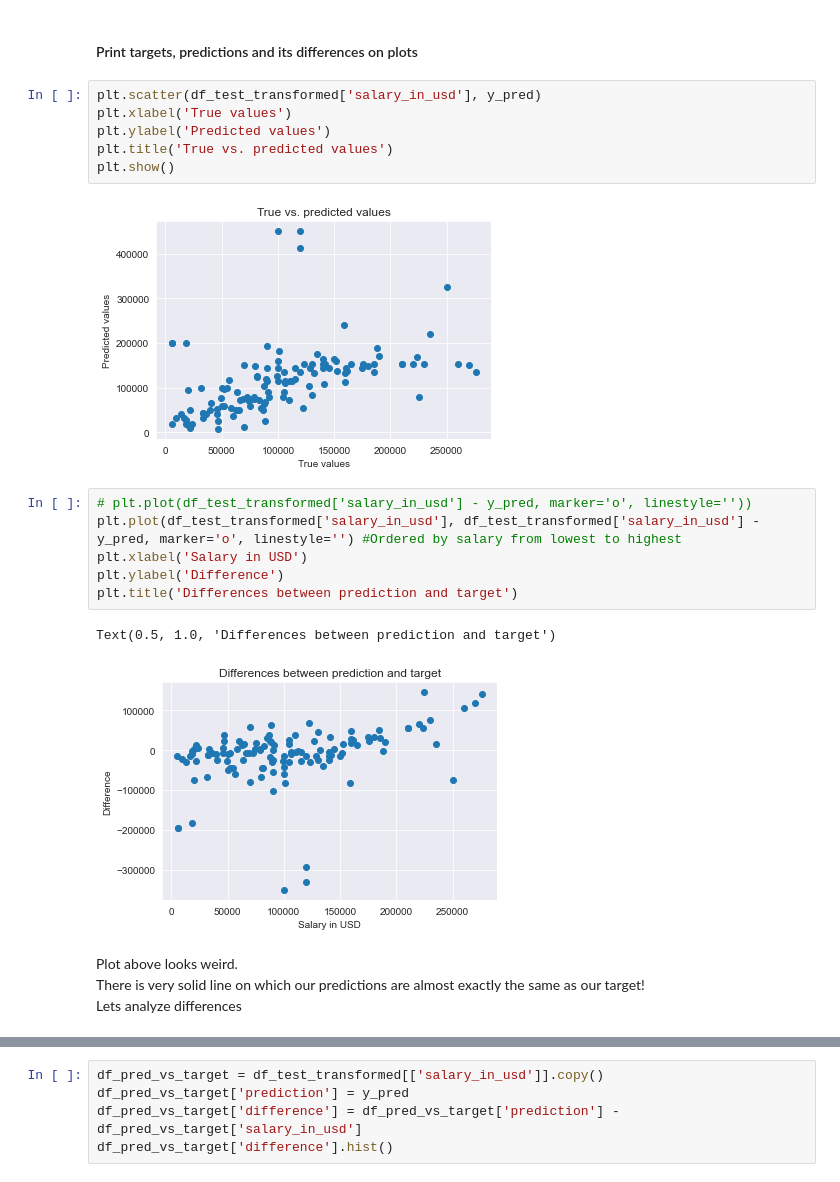
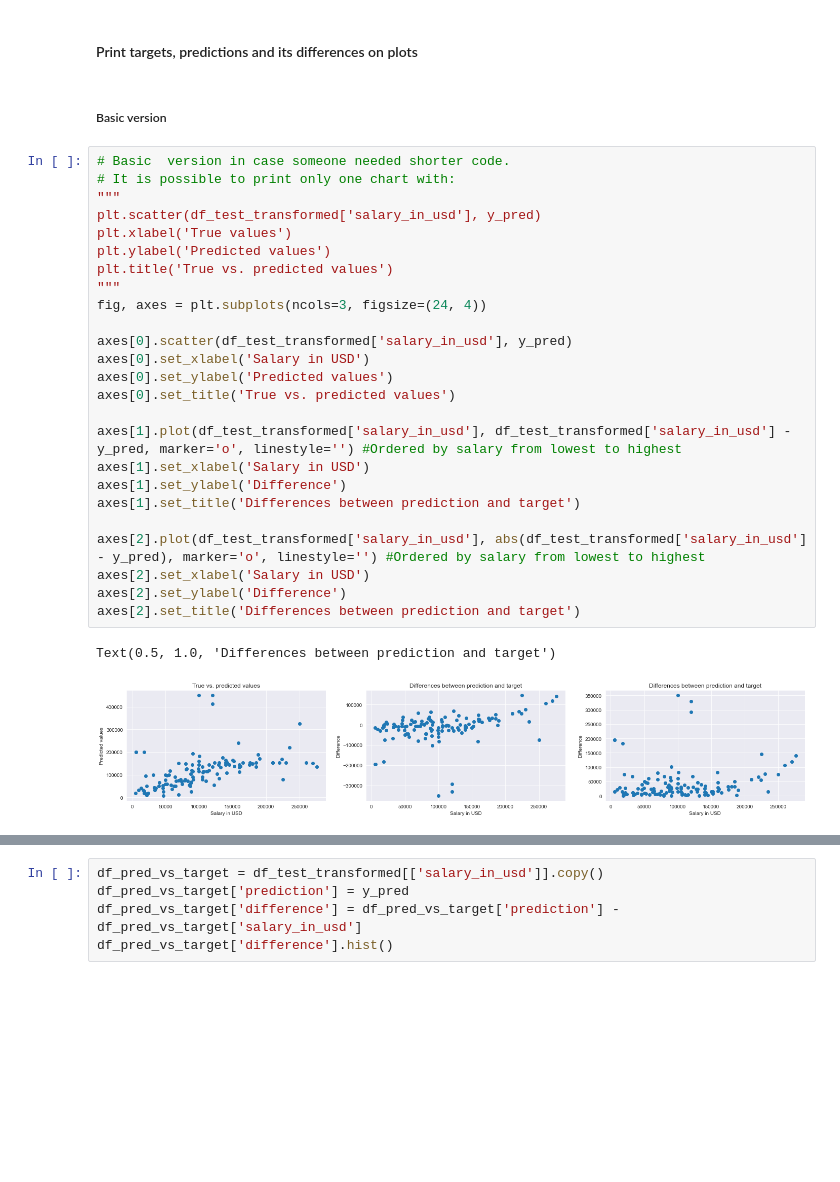
Before and after one commit to SalamanderKrajza/ds-compendium, a Jupyter notebook: projects/ds_salaries.ipynb, the cells around one changed output, grey strips where cells are left out. Cells and saved outputs as stored; diff of their text form; blank space fills up the shorter version.

```diff
--- a/projects/ds_salaries.ipynb
+++ b/projects/ds_salaries.ipynb
@@ -600,24 +660,33 @@ print(f" | TEST - RMSE: {rmse:.4f}; MAE:{mae:.4f}")
  | TEST - RMSE: 72163.9273; MAE:42174.4737
 # %% [markdown]
 #### Print targets, predictions and its differences on plots
-# %%
-plt.scatter(df_test_transformed['salary_in_usd'], y_pred)
-plt.xlabel('True values')
-plt.ylabel('Predicted values')
-plt.title('True vs. predicted values')
-plt.show()
-# %% [output]
-[figure, removed]
-# %%
-# plt.plot(df_test_transformed['salary_in_usd'] - y_pred, marker='o', linestyle=''))
-plt.plot(df_test_transformed['salary_in_usd'], df_test_transformed['salary_in_usd'] - y_pred, marker='o', linestyle='') #Ordered by salary from lowest to highest
-plt.xlabel('Salary in USD')
-plt.ylabel('Difference')
-plt.title('Differences between prediction and target')
-# %% [output]
-Text(0.5, 1.0, 'Differences between prediction and target')
-[figure, removed]
-# %% [markdown]
-Plot above looks weird. <br/>
-There is very solid line on which our predictions are almost exactly the same as our target!<br/>
-Lets analyze differences
+# %% [markdown]
+##### Basic version
+# %%
+# Basic  version in case someone needed shorter code.
+# It is possible to print only one chart with:
+"""
+plt.scatter(df_test_transformed['salary_in_usd'], y_pred)
+plt.xlabel('True values')
+plt.ylabel('Predicted values')
+plt.title('True vs. predicted values')
+"""
+fig, axes = plt.subplots(ncols=3, figsize=(24, 4))
+
+axes[0].scatter(df_test_transformed['salary_in_usd'], y_pred)
+axes[0].set_xlabel('Salary in USD')
+axes[0].set_ylabel('Predicted values')
+axes[0].set_title('True vs. predicted values')
+
+axes[1].plot(df_test_transformed['salary_in_usd'], df_test_transformed['salary_in_usd'] - y_pred, marker='o', linestyle='') #Ordered by salary from lowest to highest
+axes[1].set_xlabel('Salary in USD')
+axes[1].set_ylabel('Difference')
+axes[1].set_title('Differences between prediction and target')
+
+axes[2].plot(df_test_transformed['salary_in_usd'], abs(df_test_transformed['salary_in_usd'] - y_pred), marker='o', linestyle='') #Ordered by salary from lowest to highest
+axes[2].set_xlabel('Salary in USD')
+axes[2].set_ylabel('Difference')
+axes[2].set_title('Differences between prediction and target')
+# %% [output]
+Text(0.5, 1.0, 'Differences between prediction and target')
+[figure, added]
```
Also changed, not shown: parts of 73 cells of this notebook, 3 other files.
